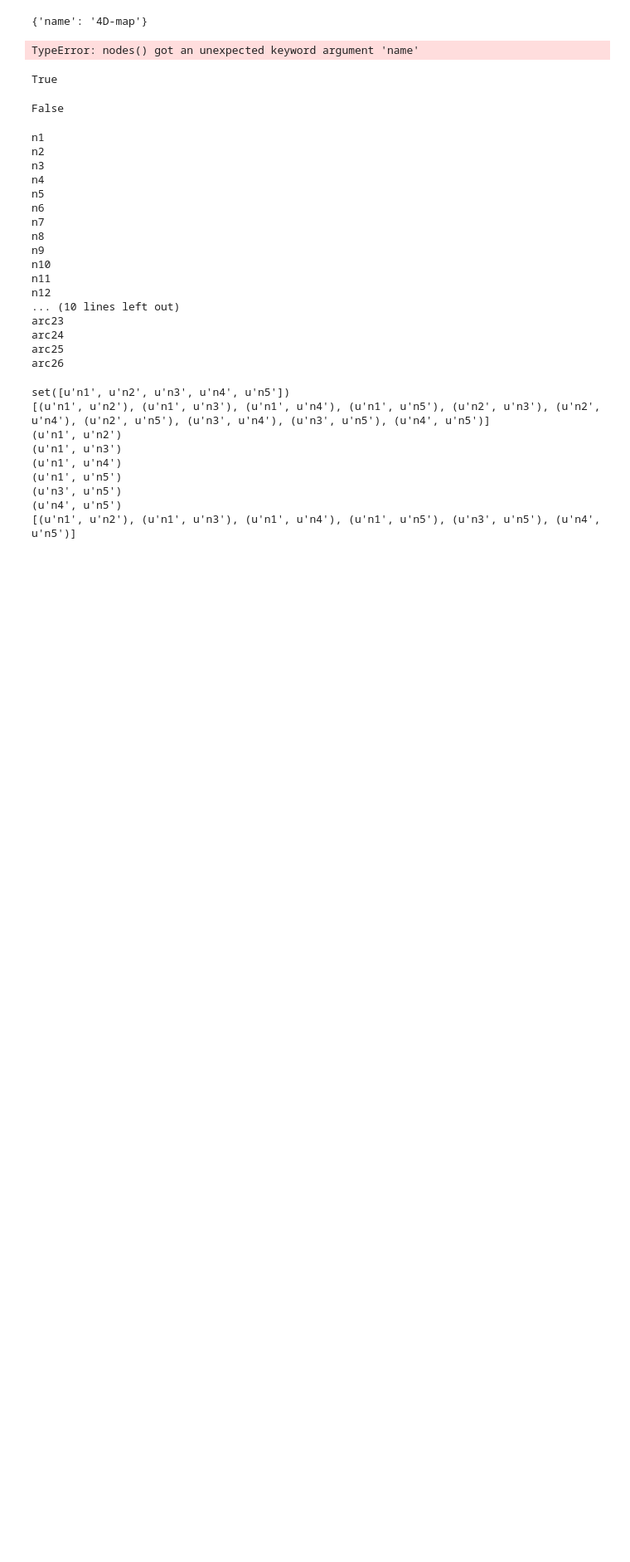
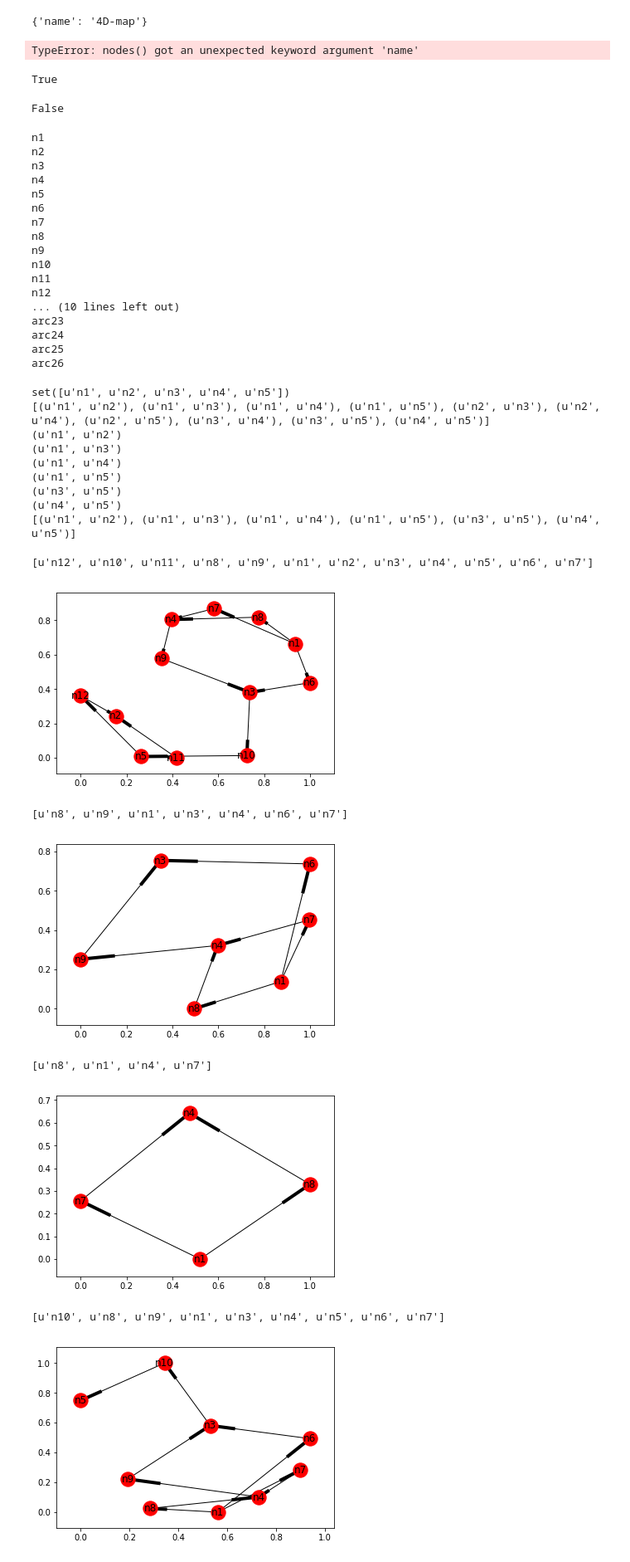
Before and after one commit to QiHaoBao/x6e6s, a Jupyter notebook: server/graphDemo.ipynb, the cells around one changed output. Shown: that part at 83% size. Drawn from its saved outputs; the diff is of its cells as text; code cells hidden in the pictures; blank space fills up the shorter version.

```diff
--- a/server/graphDemo.ipynb
+++ b/server/graphDemo.ipynb
@@ -162,3 +162,28 @@ set([u'n1', u'n2', u'n3', u'n4', u'n5'])
 (u'n3', u'n5')
 (u'n4', u'n5')
 [(u'n1', u'n2'), (u'n1', u'n3'), (u'n1', u'n4'), (u'n1', u'n5'), (u'n3', u'n5'), (u'n4', u'n5')]
+# %%
+from networkx.readwrite import json_graph
+jsonRes = {"all_uows" : []}
+for pair in uow:
+    sub = nx.DiGraph()
+    for path in nx.all_simple_paths(G, source=pair[0], target=pair[1]):
+        for node in path:
+            sub.add_node(node)
+    subG = nx.subgraph(G, sub)
+    print subG.nodes()
+    nx.draw_networkx(subG)
+    plt.show()
+    jsonTmp = json_graph.node_link_data(subG)
+    jsonRes['all_uows'].append(jsonTmp)
+
+print json.dumps(jsonRes)
+# %% [output]
+[u'n12', u'n10', u'n11', u'n8', u'n9', u'n1', u'n2', u'n3', u'n4', u'n5', u'n6', u'n7']
+[figure, added]
+[u'n8', u'n9', u'n1', u'n3', u'n4', u'n6', u'n7']
+[figure, added]
+[u'n8', u'n1', u'n4', u'n7']
+[figure, added]
+[u'n10', u'n8', u'n9', u'n1', u'n3', u'n4', u'n5', u'n6', u'n7']
+[figure, added]
```
Also changed, not shown: parts of 3 cells of this notebook, 1 other file.
